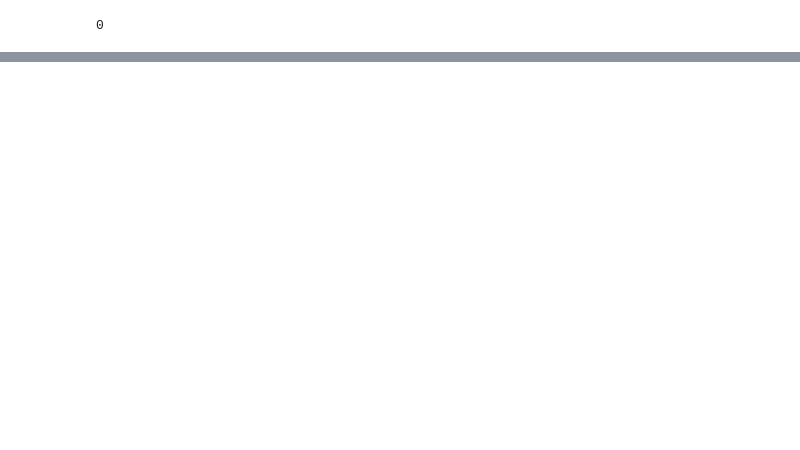
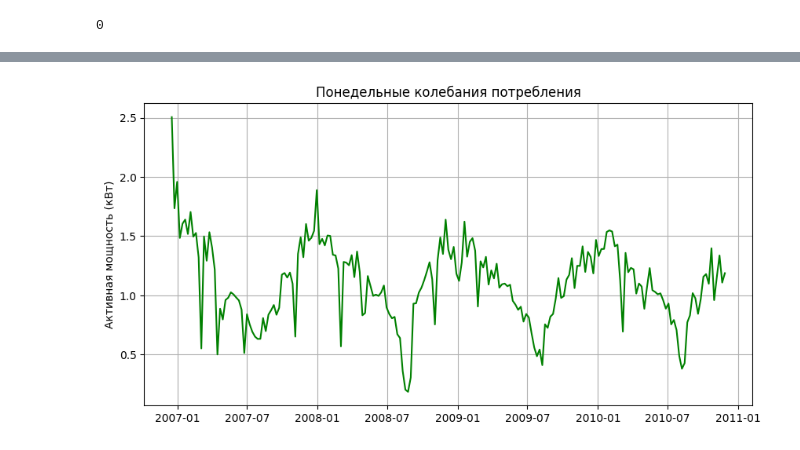
Before and after one commit to zyf2021/Forecasting-electricity-consumption, a Jupyter notebook: forecasting-electricity-consumption.ipynb, the cells around one changed output, grey strips where cells are left out. Cells and saved outputs as stored; diff of their text form; code cells hidden in the pictures; blank space fills up the shorter version.

```diff
--- a/forecasting-electricity-consumption.ipynb
+++ b/forecasting-electricity-consumption.ipynb
@@ -140,0 +211,3 @@ plt.show()
+# %%
+weekly_data = data_index['Global_active_power'].resample('W').mean()
+weekly_data
@@ -140,0 +228,8 @@ plt.show()
+# %%
+plt.figure(figsize=(10,5))
+plt.plot(weekly_data.index, weekly_data.values, label='Weekly', color='green')
+plt.title('Понедельные колебания потребления')
+plt.ylabel('Активная мощность (кВт)')
+plt.grid(True)
+# %% [output]
+[figure, added]
```
Also changed, not shown: parts of 32 cells of this notebook.
